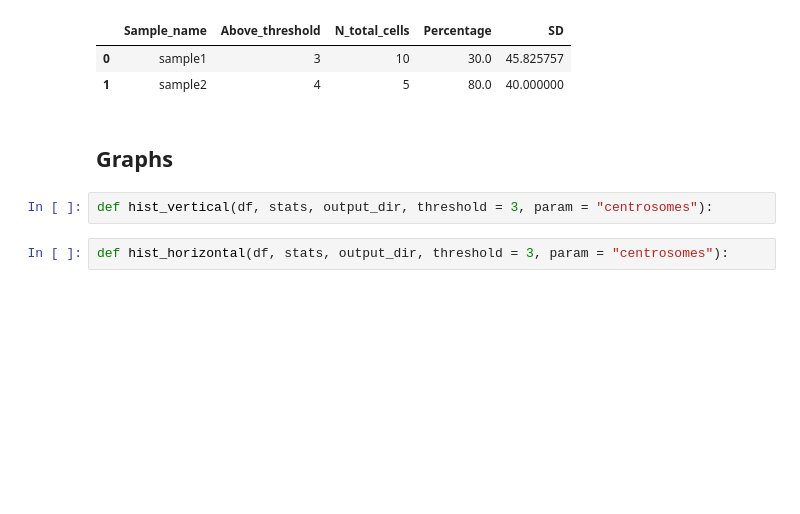
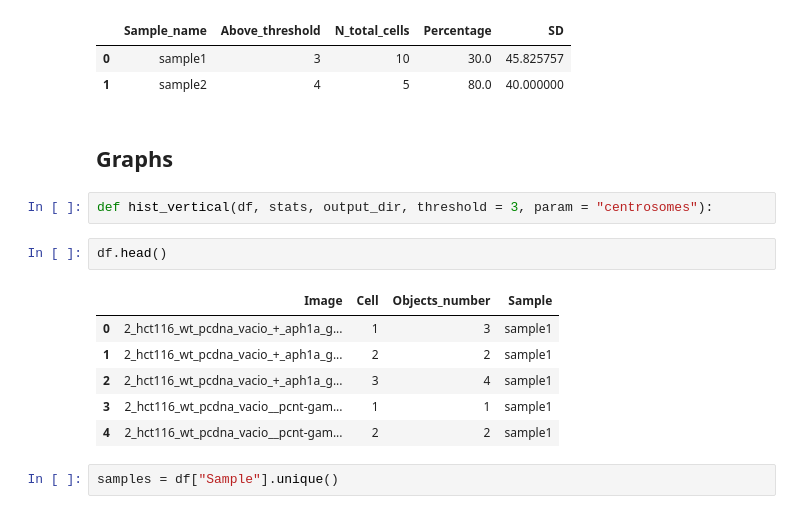
Before and after one commit to Lopatushka/centrosomes_analysis, a Jupyter notebook: notebook.ipynb, the cells around one changed output. Saved outputs shown, nothing was run; the diff lists cells and outputs as text; blank space fills up the shorter version.

```diff
--- a/notebook.ipynb
+++ b/notebook.ipynb
@@ -166,5 +166,14 @@ results
 ## Graphs
 # %%
 def hist_vertical(df, stats, output_dir, threshold = 3, param = "centrosomes"):
-# %%
-def hist_horizontal(df, stats, output_dir, threshold = 3, param = "centrosomes"):
+# %%
+df.head()
+# %% [output]
+|  | Image | Cell | Objects_number | Sample |
+| 0 | 2_hct116_wt_pcdna_vacio_+_aph1a_g... | 1 | 3 | sample1 |
+| 1 | 2_hct116_wt_pcdna_vacio_+_aph1a_g... | 2 | 2 | sample1 |
+| 2 | 2_hct116_wt_pcdna_vacio_+_aph1a_g... | 3 | 4 | sample1 |
+| 3 | 2_hct116_wt_pcdna_vacio__pcnt-gam... | 1 | 1 | sample1 |
+| 4 | 2_hct116_wt_pcdna_vacio__pcnt-gam... | 2 | 2 | sample1 |
+# %%
+samples = df["Sample"].unique()
```
Also changed, not shown: parts of 2 cells of this notebook.
